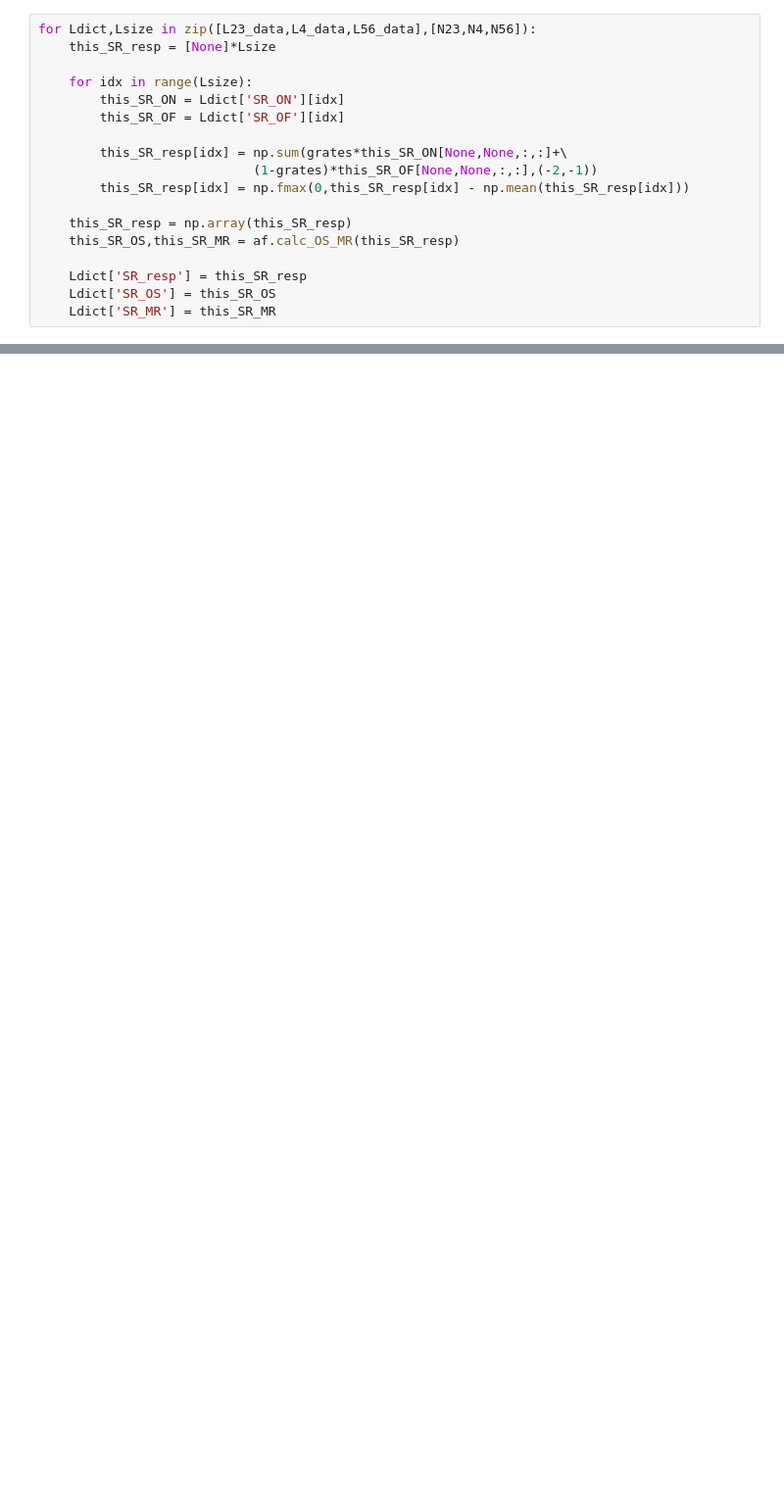
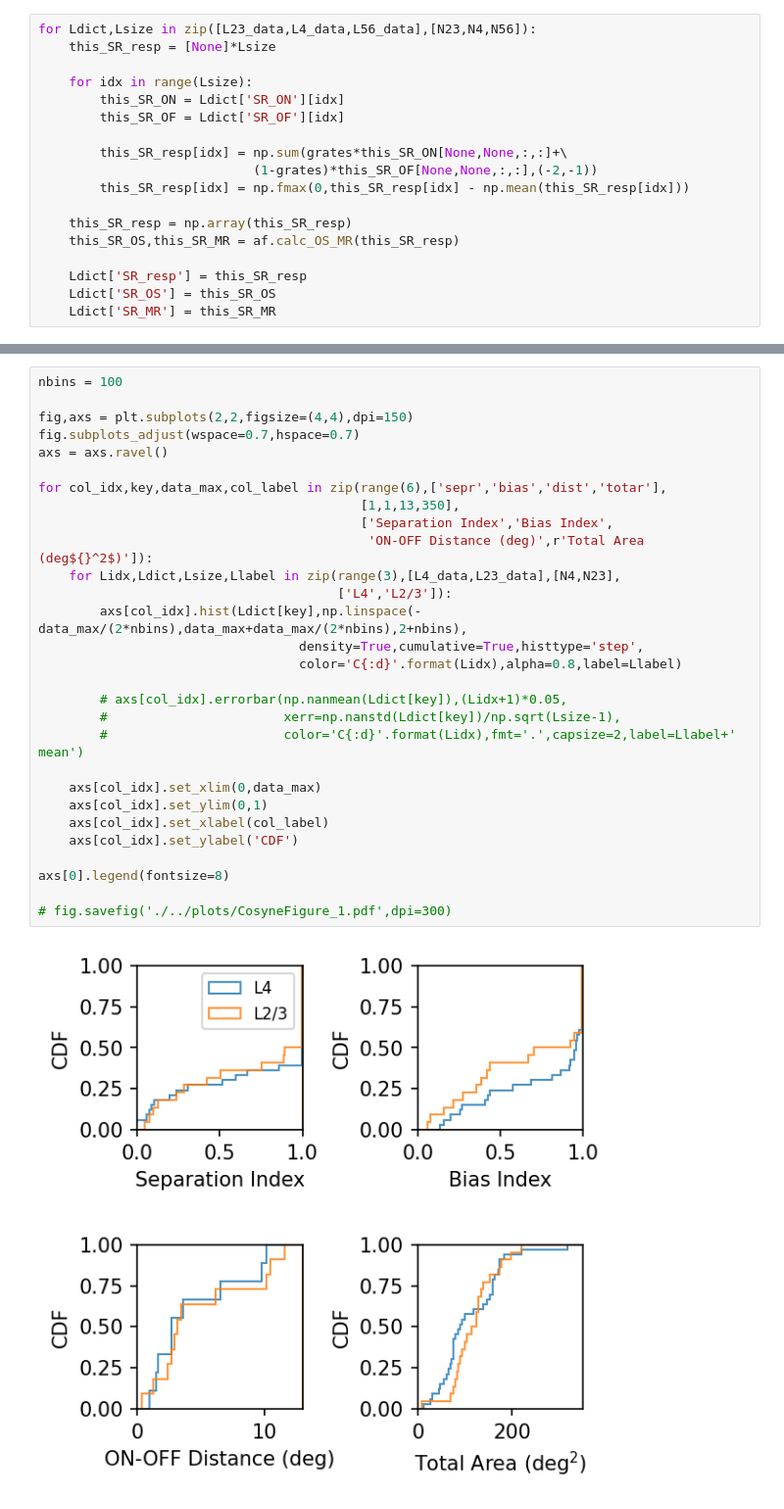
Before and after one commit to AddingAddict/OrientationSSB, a Jupyter notebook: notebooks/tuan_lempel_response_data.ipynb, the cells around one changed output, grey strips where cells are left out. Shown at 98% size. Drawn from its saved outputs; the diff is of its cells as text; blank space fills up the shorter version.

```diff
--- a/notebooks/tuan_lempel_response_data.ipynb
+++ b/notebooks/tuan_lempel_response_data.ipynb
@@ -241,0 +273,31 @@ axs[0].legend(fontsize=8)
+# %%
+nbins = 100
+
+fig,axs = plt.subplots(2,2,figsize=(4,4),dpi=150)
+fig.subplots_adjust(wspace=0.7,hspace=0.7)
+axs = axs.ravel()
+
+for col_idx,key,data_max,col_label in zip(range(6),['sepr','bias','dist','totar'],
+                                          [1,1,13,350],
+                                          ['Separation Index','Bias Index',
+                                           'ON-OFF Distance (deg)',r'Total Area (deg${}^2$)']):
+    for Lidx,Ldict,Lsize,Llabel in zip(range(3),[L4_data,L23_data],[N4,N23],
+                                       ['L4','L2/3']):
+        axs[col_idx].hist(Ldict[key],np.linspace(-data_max/(2*nbins),data_max+data_max/(2*nbins),2+nbins),
+                                  density=True,cumulative=True,histtype='step',
+                                  color='C{:d}'.format(Lidx),alpha=0.8,label=Llabel)
+
+        # axs[col_idx].errorbar(np.nanmean(Ldict[key]),(Lidx+1)*0.05,
+        #                       xerr=np.nanstd(Ldict[key])/np.sqrt(Lsize-1),
+        #                       color='C{:d}'.format(Lidx),fmt='.',capsize=2,label=Llabel+' mean')
+
+    axs[col_idx].set_xlim(0,data_max)
+    axs[col_idx].set_ylim(0,1)
+    axs[col_idx].set_xlabel(col_label)
+    axs[col_idx].set_ylabel('CDF')
+
+axs[0].legend(fontsize=8)
+
+# fig.savefig('./../plots/CosyneFigure_1.pdf',dpi=300)
+# %% [output]
+[figure, added]
```
Also changed, not shown: parts of 13 cells of this notebook, 11 other files.
